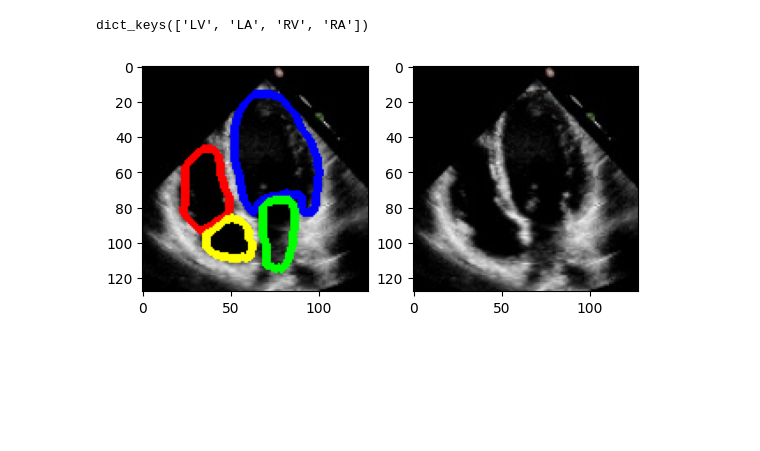
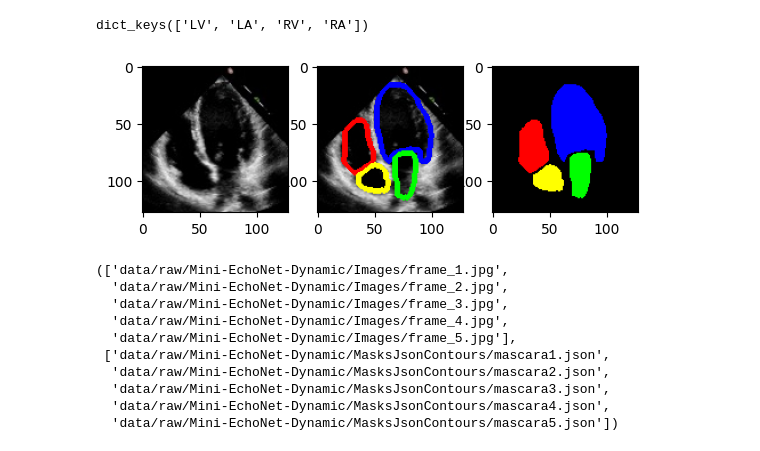
Before and after one commit to Nickolays/CardioReconstruction, a Jupyter notebook: notebooks/parse_EchoNet.ipynb, the cells around one changed output. Cells and saved outputs as stored; diff of their text form; code cells hidden in the pictures; blank space fills up the shorter version.

```diff
--- a/notebooks/parse_EchoNet.ipynb
+++ b/notebooks/parse_EchoNet.ipynb
@@ -310,23 +311,49 @@ lbl.keys()
 dict_keys(['LV', 'LA', 'RV', 'RA'])
 # %%
 new_img = img.copy()
+mask = np.zeros_like(new_img)
 
 for key, vals in lbl.items():
     if key == "LV":
         color = (0, 0, 255)
     elif key == "LA":
         color = (0, 255, 0)
     elif key == "RV":
         color = (255, 0, 0)
     else:
         color = (255, 255, 0)
     for val in vals:
         x, y = val[1], val[0]
         cv2.circle(new_img, (x, y), 2, color, -1)
 
-plt.subplot(121)
-plt.imshow(new_img);
-plt.subplot(122)
+    new_vals = np.array([[[yi, xi]] for xi, yi in vals]).astype(np.int32)
+    mask = cv2.fillPoly(mask, [new_vals], color=color)
+
+plt.subplot(131)
 plt.imshow(img);
+plt.subplot(132)
+plt.imshow(new_img)
+plt.subplot(133)
+plt.imshow(mask);
 # %% [output]
-[figure, old version]
+[figure, new version]
+# %%
+
+img_path = os.path.join(path, 'Images')
+msk_path = os.path.join(path, 'MasksJsonContours')
+
+image_paths = natsorted([os.path.join(img_path, img_name) for img_name in os.listdir(img_path)])
+mask_paths = natsorted([os.path.join(msk_path, img_name) for img_name in os.listdir(msk_path)])
+
+image_paths[:5], mask_paths[:5]
+# %% [output]
+(['data/raw/Mini-EchoNet-Dynamic/Images/frame_1.jpg',
+  'data/raw/Mini-EchoNet-Dynamic/Images/frame_2.jpg',
+  'data/raw/Mini-EchoNet-Dynamic/Images/frame_3.jpg',
+  'data/raw/Mini-EchoNet-Dynamic/Images/frame_4.jpg',
+  'data/raw/Mini-EchoNet-Dynamic/Images/frame_5.jpg'],
+ ['data/raw/Mini-EchoNet-Dynamic/MasksJsonContours/mascara1.json',
+  'data/raw/Mini-EchoNet-Dynamic/MasksJsonContours/mascara2.json',
+  'data/raw/Mini-EchoNet-Dynamic/MasksJsonContours/mascara3.json',
+  'data/raw/Mini-EchoNet-Dynamic/MasksJsonContours/mascara4.json',
+  'data/raw/Mini-EchoNet-Dynamic/MasksJsonContours/mascara5.json'])
```
Also changed, not shown: parts of 3 cells of this notebook, 9 other files.
